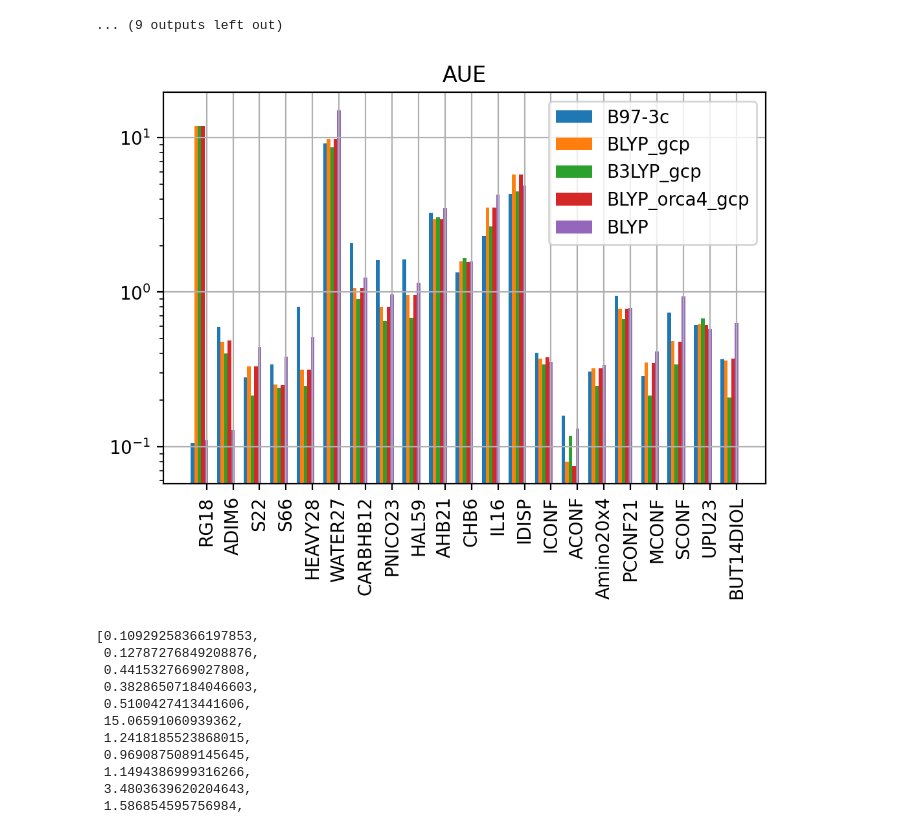
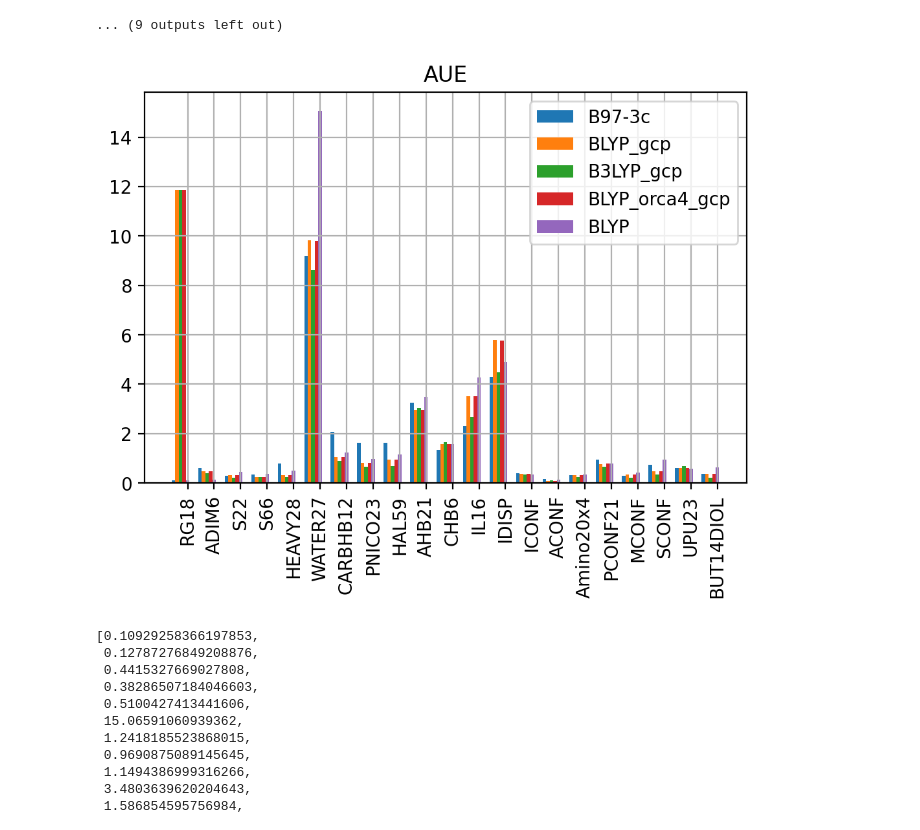
Before and after one commit to huichenggong/GMTKN55, a Jupyter notebook: GMTKN-py/Error_analysis.ipynb, the cells around one changed output. Cells and saved outputs as stored; diff of their text form; code cells hidden in the pictures.

```diff
--- a/GMTKN-py/Error_analysis.ipynb
+++ b/GMTKN-py/Error_analysis.ipynb
@@ -22,7 +22,7 @@ levels = ["01_B973c",
           "06_BLYP"
           ]
 # %%
-base_local = Path("/home/cheng/E29Project/019-GMTKN/non-Co")
+base_local = Path("../non-Co")
 base = base_local
 # %%
 set_dict = {}
@@ -95,35 +95,35 @@ for s in sub_set:
 # %%
 plt.figure("AUE",dpi=200)
 plt.title("AUE")
 
 x = np.arange(len(sub_set))
 total_width, n = 0.8, 6
 width = total_width / n
 
 
 
 data = AUE_dict["01_B973c"]
 plt.bar(x, data, width=width,label="B97-3c")
 plt.xticks(rotation = 90)
 
 data = AUE_dict["02_BLYP"]
 plt.bar(x+width, data, width=width,label="BLYP_gcp")
 
 data = AUE_dict["03_B3LYP"]
 plt.bar(x+2*width, data, width=width,label="B3LYP_gcp", tick_label=sub_set)
 
 data = AUE_dict["05_BLYP_orca4"]
 plt.bar(x+3*width, data, width=width,label="BLYP_orca4_gcp", tick_label=sub_set)
 
 data = AUE_dict["06_BLYP"]
 plt.bar(x+4*width, data, width=width,label="BLYP", tick_label=sub_set)
 
 
 plt.legend()
 plt.grid()
-plt.yscale("log")
+#plt.yscale("log")
 # %% [output]
-[figure, old version]
+[figure, new version]
 # %%
 AUE_dict["06_BLYP"]
 # %% [output]
```
